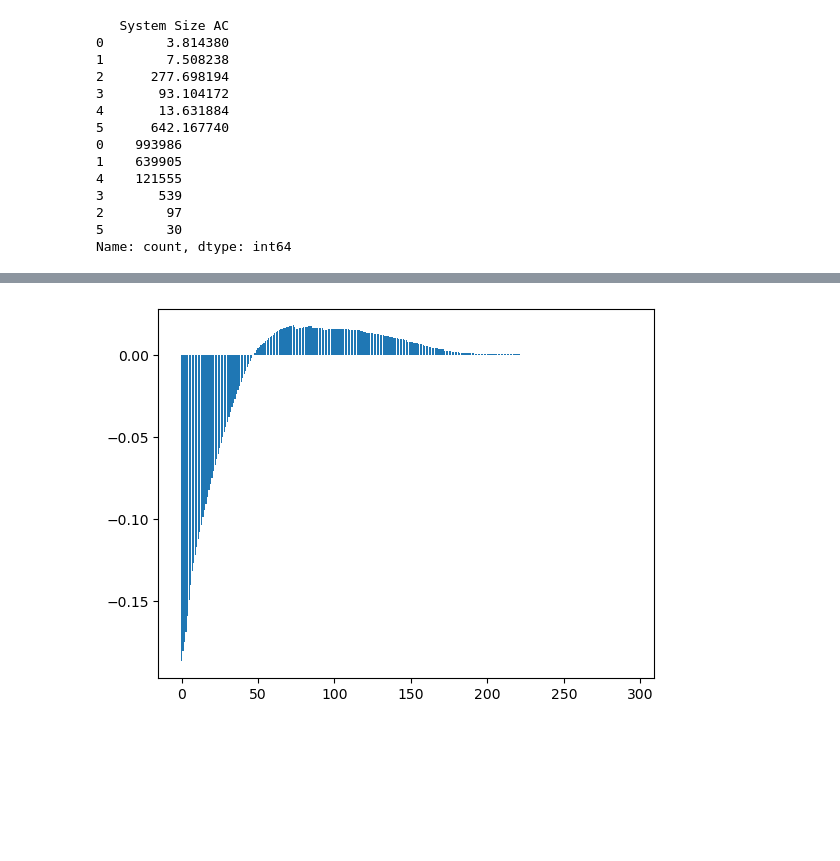
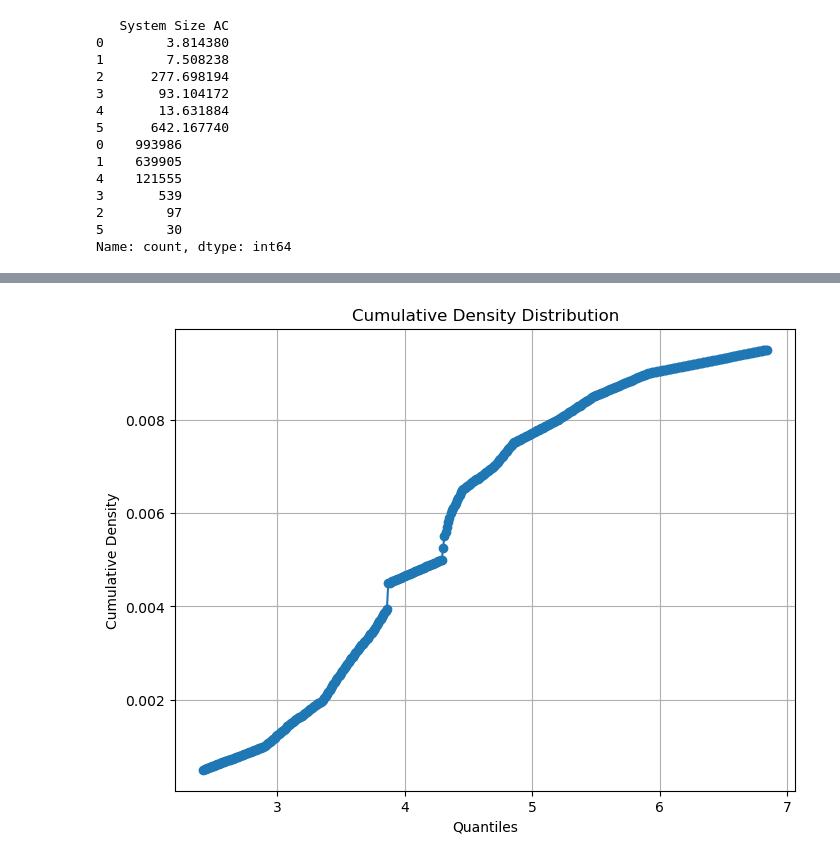
Before and after one commit to jiadiz/Pricing-after-Predicting-Competitor-Prices, a Jupyter notebook: Pricing Project.ipynb, the cells around one changed output, grey strips where cells are left out. Saved outputs shown, nothing was run; the diff lists cells and outputs as text; code cells hidden in the pictures; blank space fills up the shorter version.

```diff
--- a/Pricing Project.ipynb
+++ b/Pricing Project.ipynb
@@ -1055,6 +695,0 @@ models[f"quantile_{q}"].predict(daf)
-# %%
-sum_tab = X[X['Installer Name'] == 'sunrun'][['installer_lat','installer_lng']].value_counts()
-summ = sum_tab.sum()
-instal_loc_dis = sum_tab/summ
-instal_locs= instal_loc_dis[instal_loc_dis >= 0.05]
-for i in instal_locs.index:
@@ -1178,7 +812,7 @@ def generate_distribution(series):
     generated_quantiles = np.array(generated_quantiles)/100
     return generated_values, generated_quantiles
 # %%
-def is_within_radius(lat, long, radius= 2):
+def is_within_radius(lat, long, x_latitude, x_longitude, radius= 2):
     """Check if a point is within a given radius (in miles) from point X"""
     distance = geodesic((x_latitude, x_longitude), (lat, long)).miles
     return distance <= radius
@@ -1297,11 +935,3 @@ def compute_optimal_price2(exp2, cost = 2.5, graph = True):
 #         plt.bar(x = range(len(profits)), height = profits)
 #         plt.show()
 #     return price_and_return.idxmax()
-# %%
-fake_price = []
-for compet_info in compett_info2:
-    fake_price.append(compute_optimal_price(compet_info, 0 , False))
-exp = to_be_guessed.copy()
-exp['fake'] = fake_price
-print(exp[['Cost/Watt','fake']])
-print(r2_score(exp['Cost/Watt'],exp['fake']))
@@ -1380,12 +940,12 @@ system size AC, zip, inverter size, storage size (kW AC), panel_size,
 # %%
-topp_competitors = []
-compett_info = []
+top_competitors = []
+competitors_info = []
 for i in range(to_be_guessed.shape[0]):
 
     top_competitors = find_competitors(to_be_guessed.iloc[i], new_df)
-    topp_competitors.append(top_competitors)
+    top_competitors.append(top_competitors)
     compet_info = compute_compet_info(quantiles, top_competitors, to_be_guessed.iloc[[i]])
-    compett_info.append(compet_info)
+    competitors_info.append(compet_info)
 
 #     print(compet_info)
 #     print(compute_optimal_price(compet_info, 2.5 ))
@@ -1596,28 +969,0 @@ Name: count, dtype: int64
-# %%
-company_distribution = {}
-for index, i in exp2.iterrows():
-    generated_values, generated_quantiles = generate_distribution(i)
-    company_distribution[index] = (generated_values, generated_quantiles)
-
-price_mins = []
-price_maxs = []
-for i in company_distribution:
-    company_prices = company_distribution[i][0]
-    price_mins.append(min(company_prices))
-    price_maxs.append(max(company_prices))
-price_range = (max(price_mins), min(price_maxs))
-price_range = np.linspace(price_range[0], price_range[1], int((price_range[1]-price_range[0])/0.01) ).round(2)
-revs = []
-for i in price_range:
-    rev = i-2.5
-    for j in company_distribution:
-        prob = pd.Series(company_distribution[j][1], index = company_distribution[j][0])[i]
-        if isinstance(prob, pd.Series):
-            prob = prob.iloc[0]
-        rev = rev * (1-prob)
-    revs.append(rev)
-range(len(revs))
-plt.bar(x = range(len(revs)), height = revs)
-plt.show()
-# %% [output]
-[figure, removed]
@@ -1674,0 +970,12 @@ plt.show()
+# %%
+price, probability = generate_distribution(competitors_info[1].iloc[2])
+
+plt.figure(figsize=(8, 6))
+plt.plot(price, probability, marker='o')
+plt.xlabel('Quantiles')
+plt.ylabel('Cumulative Density')
+plt.title('Cumulative Density Distribution')
+plt.grid(True)
+plt.show()
+# %% [output]
+[figure, added]
```
Also changed, not shown: parts of 117 cells of this notebook.
